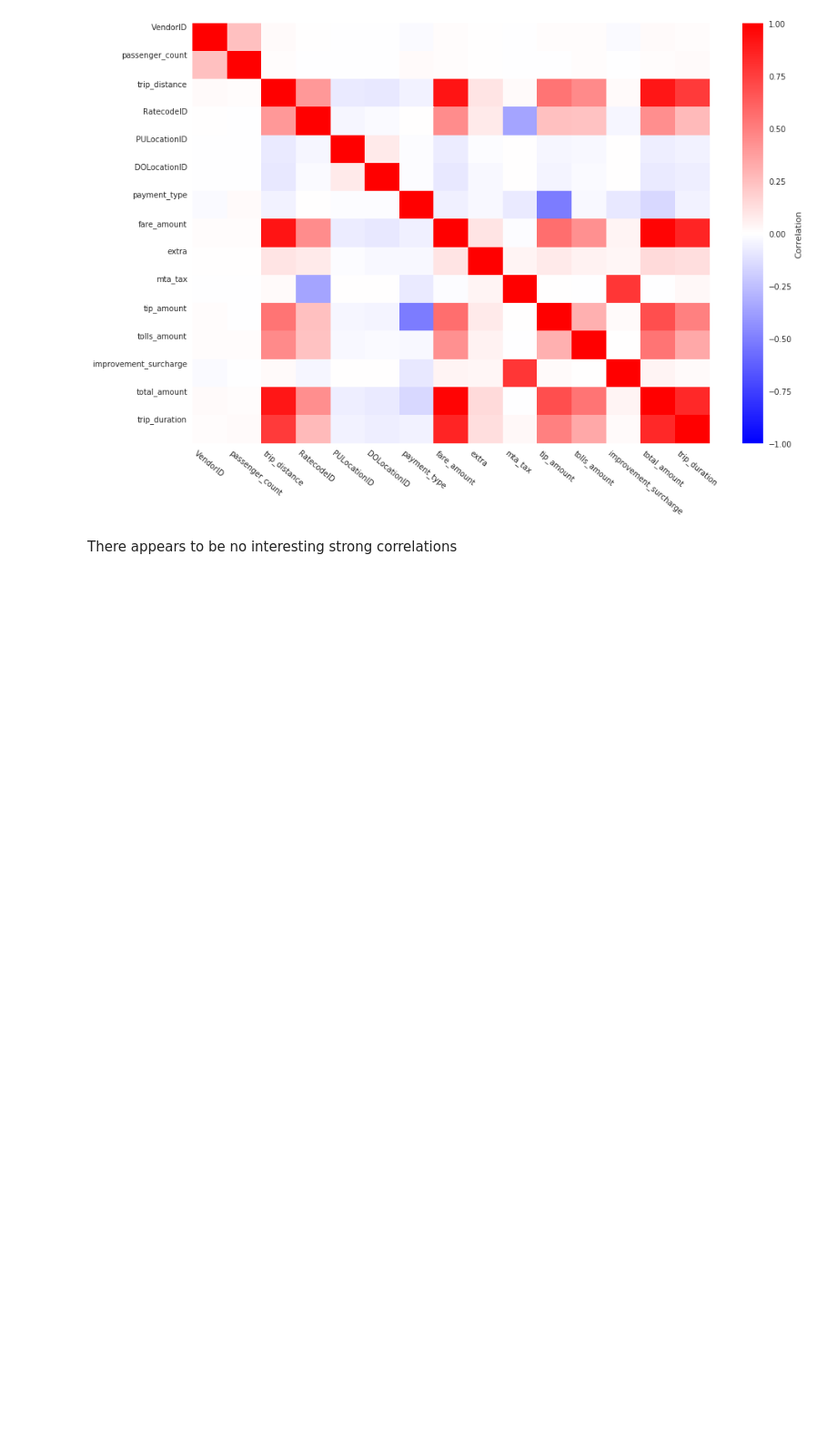
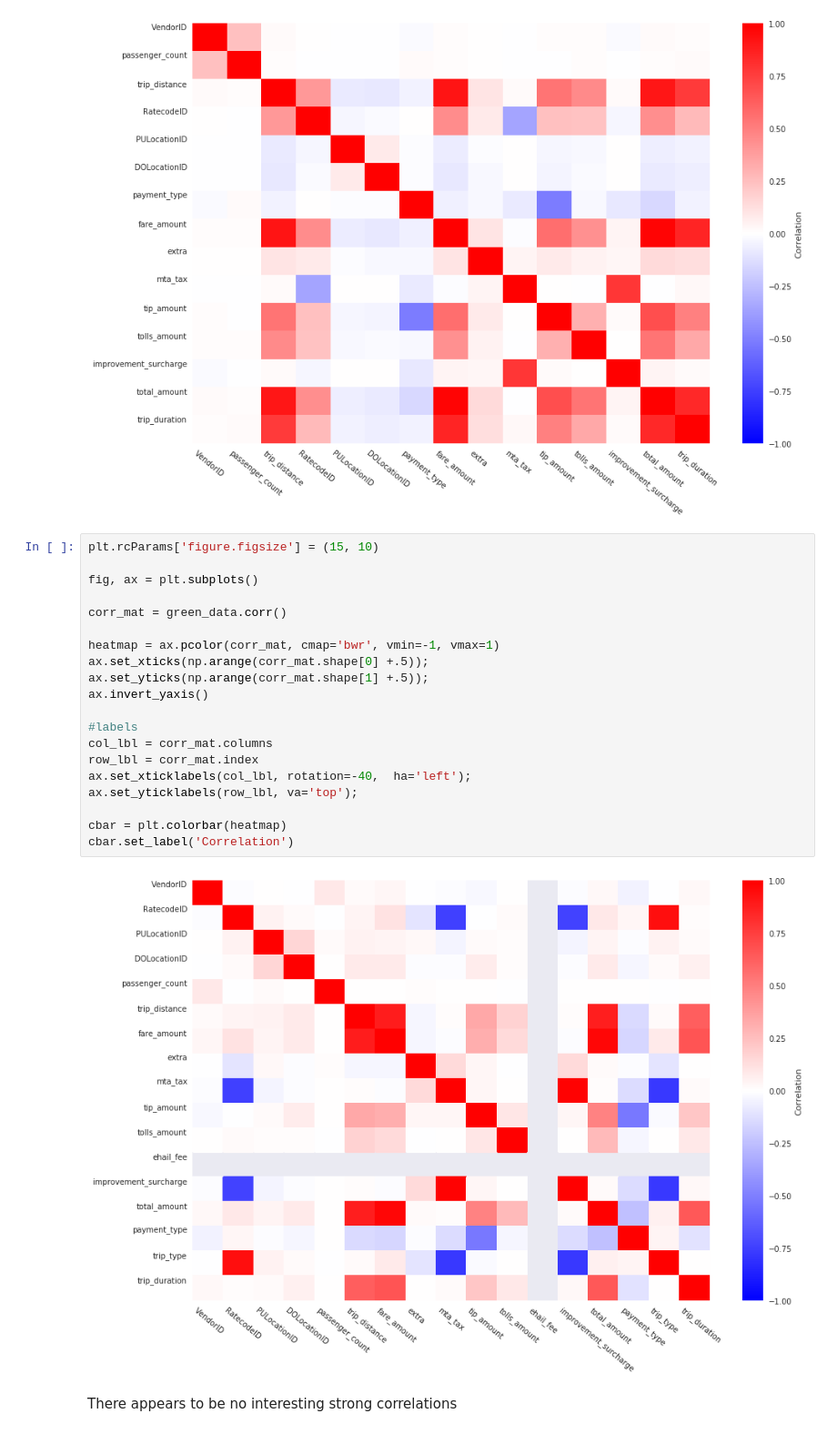
Before and after one commit to agentturbo1/Crazy-Taxi-IRL, a Jupyter notebook: Milestone, Exploration and Data Acquisition.ipynb, the cells around one changed output. Shown at 91% size. Cells and saved outputs as stored; diff of their text form; blank space fills up the shorter version.

```diff
--- a/Milestone, Exploration and Data Acquisition.ipynb
+++ b/Milestone, Exploration and Data Acquisition.ipynb
@@ -624,5 +629,27 @@ cbar = plt.colorbar(heatmap)
 cbar.set_label('Correlation')
 # %% [output]
 [figure]
+# %%
+plt.rcParams['figure.figsize'] = (15, 10)
+
+fig, ax = plt.subplots()
+
+corr_mat = green_data.corr()
+
+heatmap = ax.pcolor(corr_mat, cmap='bwr', vmin=-1, vmax=1)
+ax.set_xticks(np.arange(corr_mat.shape[0] +.5));
+ax.set_yticks(np.arange(corr_mat.shape[1] +.5));
+ax.invert_yaxis()
+
+#labels
+col_lbl = corr_mat.columns
+row_lbl = corr_mat.index
+ax.set_xticklabels(col_lbl, rotation=-40,  ha='left');
+ax.set_yticklabels(row_lbl, va='top');
+
+cbar = plt.colorbar(heatmap)
+cbar.set_label('Correlation')
+# %% [output]
+[figure, added]
 # %% [markdown]
 There appears to be no interesting strong correlations
```
Also changed, not shown: parts of 2 cells of this notebook.
